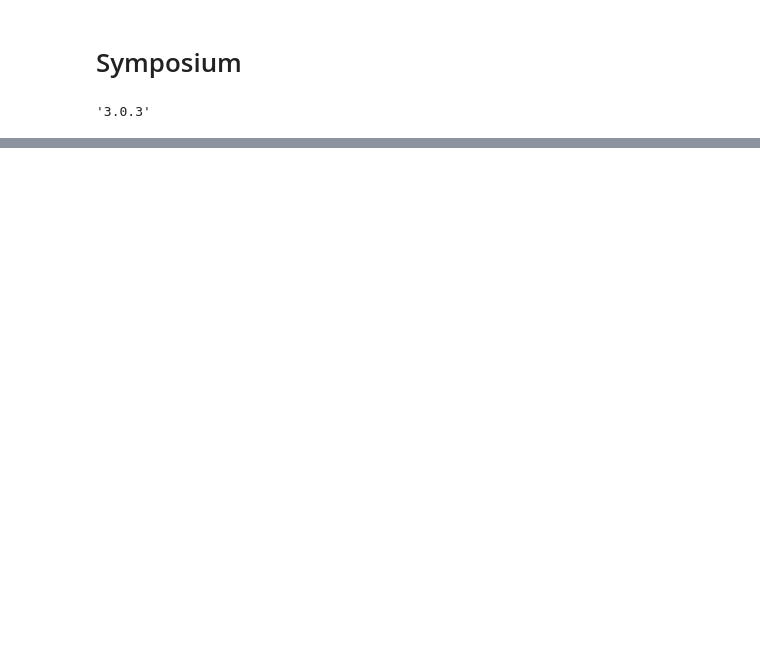
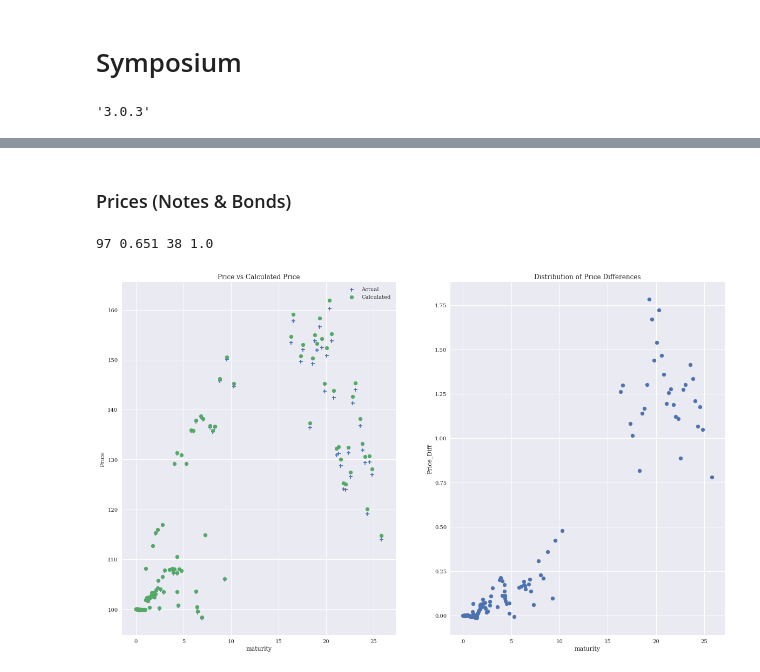
Before and after one commit to slpenn13/Speaking, a Jupyter notebook: fsu202011/FSU_symposium.ipynb, the cells around one changed output, grey strips where cells are left out. Saved outputs shown, nothing was run; the diff lists cells and outputs as text; code cells hidden in the pictures; blank space fills up the shorter version.

```diff
--- a/fsu202011/FSU_symposium.ipynb
+++ b/fsu202011/FSU_symposium.ipynb
@@ -566,0 +295,25 @@ print(round(100*price, 2), round(100*res_vol_black, 2), round(10000*res_vol_bach
+# %%
+# res_zeros = fitted.results.copy()
+res_zeros = fitted.results.rename(columns={'rate': 'Price'})
+res_zeros['CalcPrice'] = 100.*res_zeros['zero']
+res_zeros['Price_Diff'] = res_zeros['CalcPrice'] - res_zeros['Price']
+if isinstance(rvw, int_disc_rvw.discount_calculator_review):
+    res_zeros['yield_error'] = np.zeros(res_zeros.shape[0])
+
+    for row in res_zeros.iterrows():
+        res_zeros.loc[row[0], 'yield_error'] = rvw.results.loc[fitted.instruments[row[0]].maturity]['yield_diff']
+
+
+print(res_zeros.describe(percentiles=[0.05, 0.25, 0.5, 0.75, 0.95]))
+
+if dbg:
+
+    res_zeros['Price_Diff_Ind'] = (np.abs(res_zeros['Price_Diff']) > 0.0175)
+    print(res_zeros[res_zeros.Price_Diff_Ind])
+    if 'yield_error' in res_zeros.columns:
+        x1_bg = res_zeros.groupby(['Price_Diff_Ind'])
+        print(x1_bg[['maturity', 'Price', 'CalcPrice', 'yield','Price_Diff', 'yield_error']].describe())
+        print(res_zeros['Price_Diff'].corr(res_zeros['yield_error']),
+              res_zeros['Price_Diff'].corr(np.exp(res_zeros['yield_error'])))
+
+comp_plot(res_zeros, 'Price', "CalcPrice", maturity='maturity', title=["Price vs Calculated Price", "Distribution of Price Differences"])
@@ -566,0 +333,2 @@ print(round(100*price, 2), round(100*res_vol_black, 2), round(10000*res_vol_bach
+# %% [markdown]
+### Prices (Notes & Bonds)
@@ -566,0 +383,10 @@ print(round(100*price, 2), round(100*res_vol_black, 2), round(10000*res_vol_bach
+# %%
+comp_plot(res_fnl, 'Price', "CalcPrice", maturity='maturity', title=["Price vs Calculated Price", "Distribution of Price Differences"])
+cnt_gt = np.sum(res_fnl['CalcPrice'] > res_fnl['Price'])
+mat = 7.5
+mat_ind = np.logical_and(res_fnl.maturity >= mat, res_fnl.CalcPrice  > res_fnl.Price)
+cnt_gt_mat10 = np.sum(mat_ind)
+print(cnt_gt, round(cnt_gt / res_fnl.shape[0], 3), cnt_gt_mat10, round(cnt_gt_mat10/ res_fnl[res_fnl.maturity >= mat].shape[0]))
+# %% [output]
+97 0.651 38 1.0
+[figure, added]
```
Also changed, not shown: parts of 52 cells of this notebook, 4 other files.
